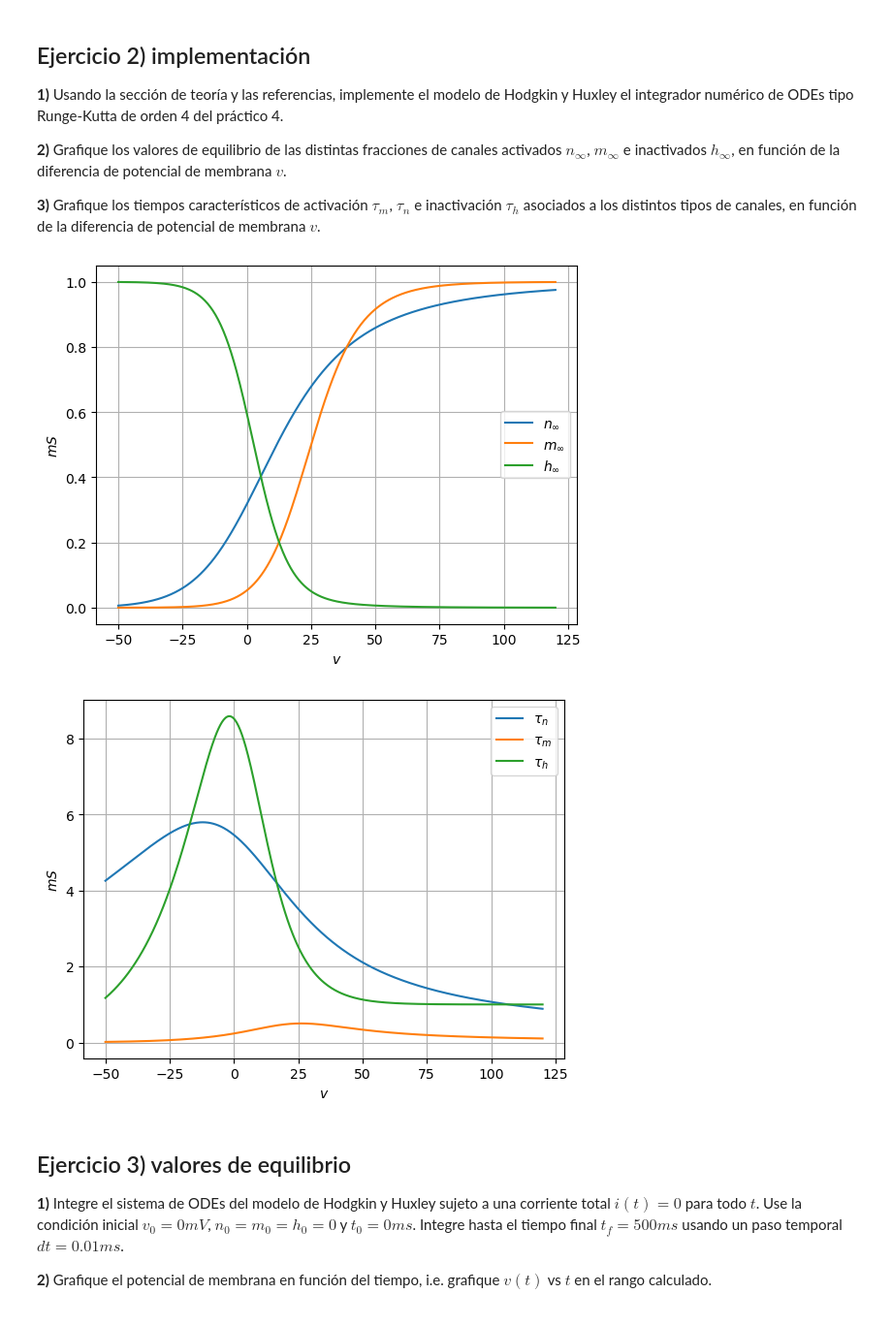
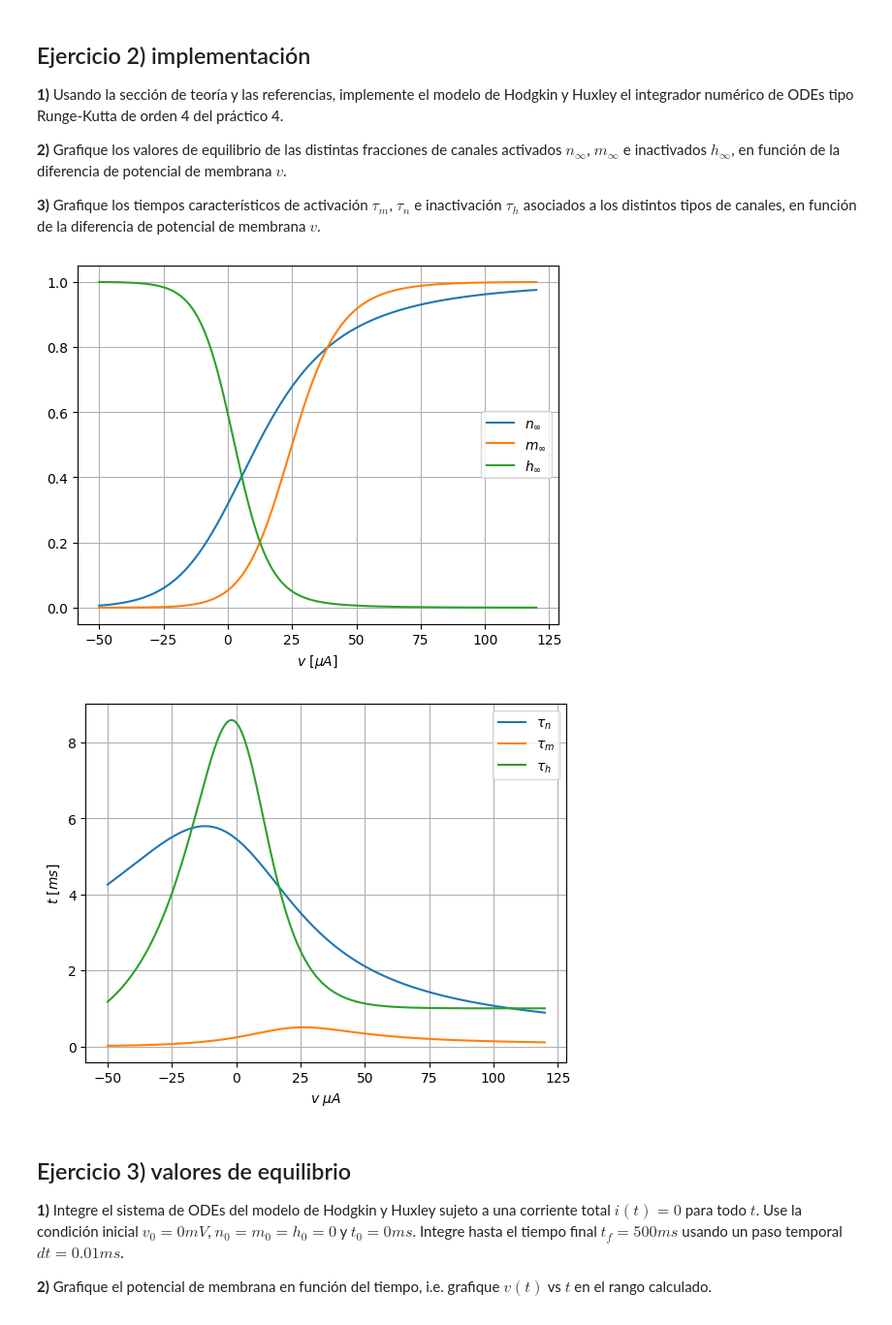
Before and after one commit to SalomoneCro/Neural-Networks, a Jupyter notebook: DifferentialEquations/Hodgkin & Huxley.ipynb, the cells around one changed output. Shown: that part at 97% size. Saved outputs shown, nothing was run; the diff lists cells and outputs as text; code cells hidden in the pictures.

Commit message:
Nombres de ejes y leyendas en figuras

```diff
--- a/DifferentialEquations/Hodgkin & Huxley.ipynb
+++ b/DifferentialEquations/Hodgkin & Huxley.ipynb
@@ -227,30 +227,29 @@ h_inf = lambda v: tao_h(v)*alfa_h(v)
 # %%
 #2.2
 
 v_inter = np.linspace(-50,120,500)
 ns = []
 ms = []
 hs = []
 
 for i in v_inter:
     ns.append(n_inf(i))
     ms.append(m_inf(i))
     hs.append(h_inf(i))
 
 fig, ax = plt.subplots(nrows=1,ncols=1)
 
-ax.plot(v_inter, ns, label='$n_{\infty}$')
-ax.plot(v_inter, ms, label='$m_{\infty}$')
-ax.plot(v_inter, hs, label='$h_{\infty}$')
+ax.plot(v_inter, ns, label='$n_{ \\infty }$')
+ax.plot(v_inter, ms, label='$m_{ \\infty }$')
+ax.plot(v_inter, hs, label='$h_{ \\infty }$')
 
 ax.legend()
 ax.grid()
-ax.set_xlabel('$v$')  # Nombre del eje x
-ax.set_ylabel('$mS$')  # microsegundos (mu s) en el eje y
+ax.set_xlabel('$ v \\text{ } [\\mu A]$')  # microsegundos (mu s) en el eje x
 
 plt.show()
 # %% [output]
-[figure, old version]
+[figure, new version]
 # %%
 #2.3
 
@@ -272,12 +271,12 @@ ax.plot(v_inter, taoh, label='$\\tau_h$')
 
 ax.legend()
 ax.grid()
-ax.set_xlabel('$v$')  # Nombre del eje x
-ax.set_ylabel('$mS$')  # microsegundos (mu s) en el eje y
+ax.set_ylabel('$t \\text{ } [ms]$')  # Nombre del eje x
+ax.set_xlabel('$v \\text{ } \\mu A $')  # microsegundos (mu s) en el eje y
 
 plt.show()
 # %% [output]
-[figure, old version]
+[figure, new version]
 # %%
 p = [lambda t: 0] # i(t)
 
```
Also changed, not shown: parts of 6 cells of this notebook, 1 other file.
